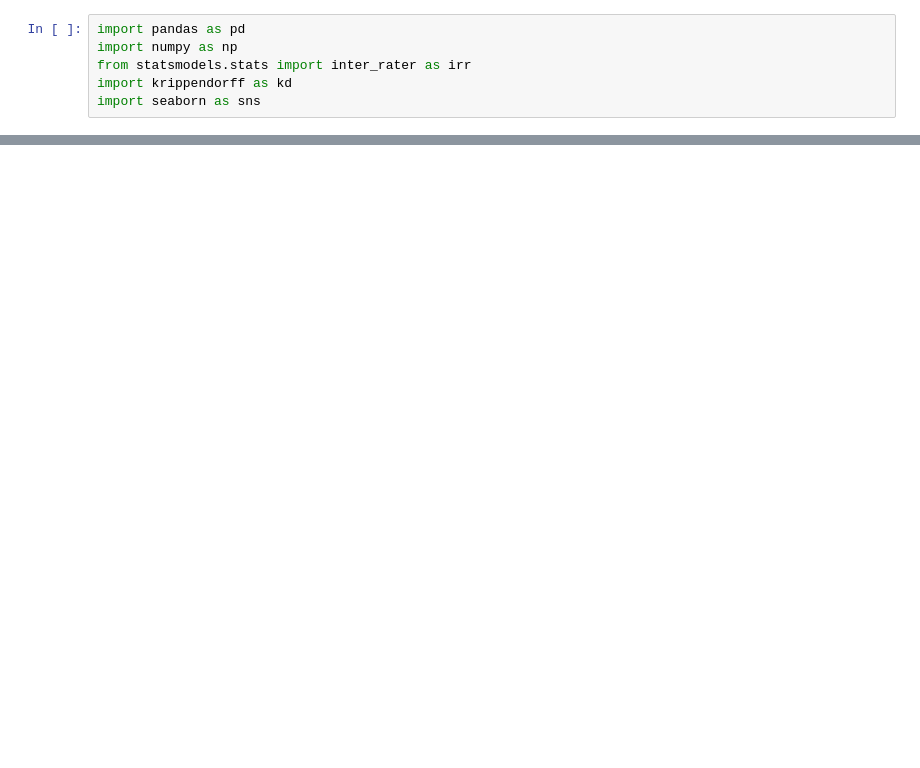
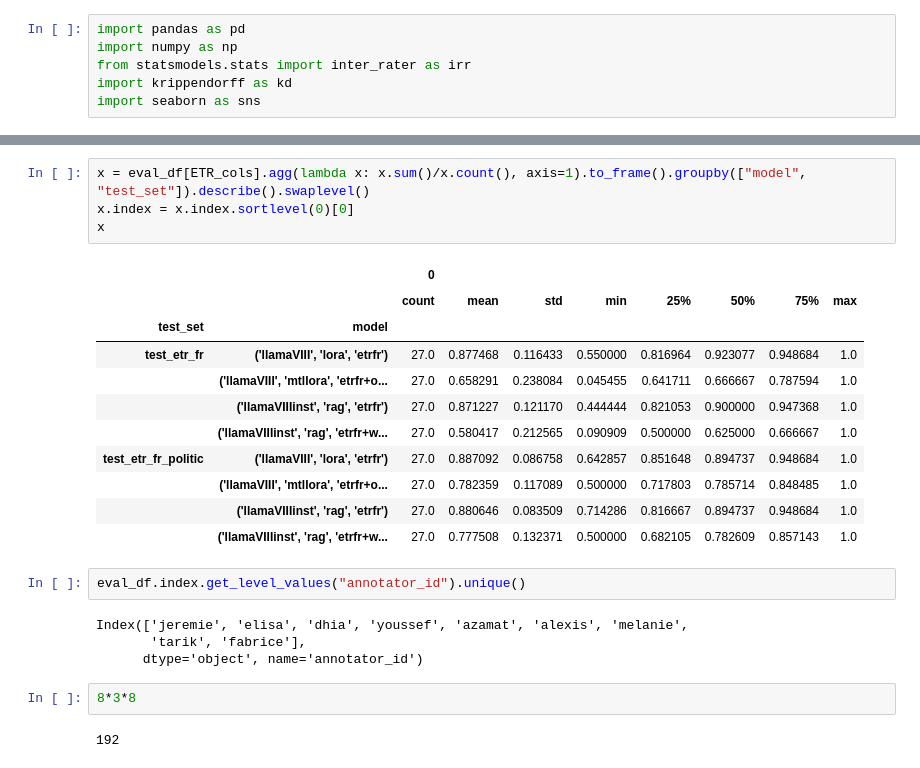
Before and after one commit to FrLdy/ETR-PEFT-Composition, a Jupyter notebook: notebooks/human_eval/analysis.ipynb, the cells around one changed output, grey strips where cells are left out. Saved outputs shown, nothing was run; the diff lists cells and outputs as text; blank space fills up the shorter version.

```diff
--- a/notebooks/human_eval/analysis.ipynb
+++ b/notebooks/human_eval/analysis.ipynb
@@ -268,0 +49,26 @@ df_iaa.replace(mapping).groupby(["criteria"]).apply(kdalpha).mean()
+# %%
+x = eval_df[ETR_cols].agg(lambda x: x.sum()/x.count(), axis=1).to_frame().groupby(["model", "test_set"]).describe().swaplevel()
+x.index = x.index.sortlevel(0)[0]
+x
+# %% [output]
+|  |  | 0 |  |  |  |  |  |  |  |
+|  |  | count | mean | std | min | 25% | 50% | 75% | max |
+| test_set | model |  |  |  |  |  |  |  |  |
+| test_etr_fr | ('llamaVIII', 'lora', 'etrfr') | 27.0 | 0.877468 | 0.116433 | 0.550000 | 0.816964 | 0.923077 | 0.948684 | 1.0 |
+|  | ('llamaVIII', 'mtllora', 'etrfr+o... | 27.0 | 0.658291 | 0.238084 | 0.045455 | 0.641711 | 0.666667 | 0.787594 | 1.0 |
+|  | ('llamaVIIIinst', 'rag', 'etrfr') | 27.0 | 0.871227 | 0.121170 | 0.444444 | 0.821053 | 0.900000 | 0.947368 | 1.0 |
+|  | ('llamaVIIIinst', 'rag', 'etrfr+w... | 27.0 | 0.580417 | 0.212565 | 0.090909 | 0.500000 | 0.625000 | 0.666667 | 1.0 |
+| test_etr_fr_politic | ('llamaVIII', 'lora', 'etrfr') | 27.0 | 0.887092 | 0.086758 | 0.642857 | 0.851648 | 0.894737 | 0.948684 | 1.0 |
+|  | ('llamaVIII', 'mtllora', 'etrfr+o... | 27.0 | 0.782359 | 0.117089 | 0.500000 | 0.717803 | 0.785714 | 0.848485 | 1.0 |
+|  | ('llamaVIIIinst', 'rag', 'etrfr') | 27.0 | 0.880646 | 0.083509 | 0.714286 | 0.816667 | 0.894737 | 0.948684 | 1.0 |
+|  | ('llamaVIIIinst', 'rag', 'etrfr+w... | 27.0 | 0.777508 | 0.132371 | 0.500000 | 0.682105 | 0.782609 | 0.857143 | 1.0 |
+# %%
+eval_df.index.get_level_values("annotator_id").unique()
+# %% [output]
+Index(['jeremie', 'elisa', 'dhia', 'youssef', 'azamat', 'alexis', 'melanie',
+       'tarik', 'fabrice'],
+      dtype='object', name='annotator_id')
+# %%
+8*3*8
+# %% [output]
+192
```
Also changed, not shown: parts of 23 cells of this notebook, 2 other files.
